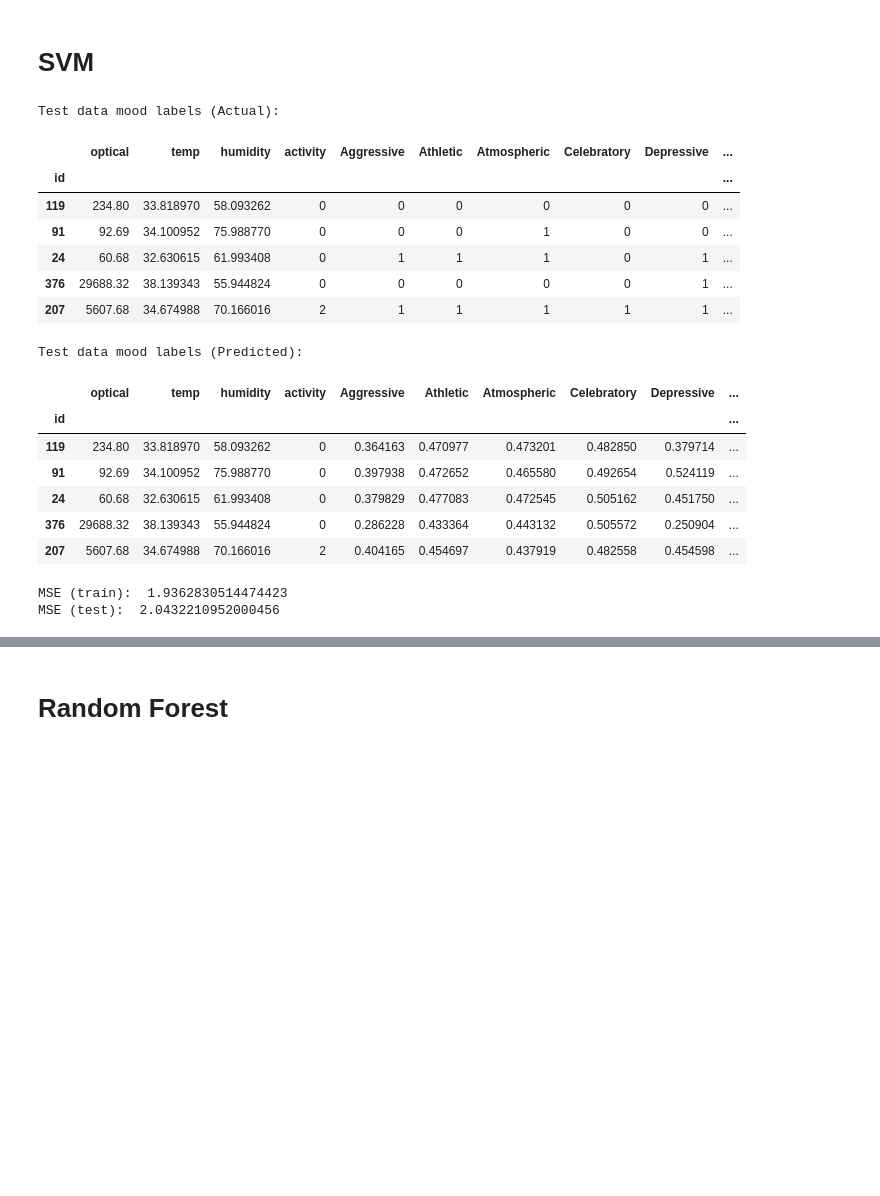
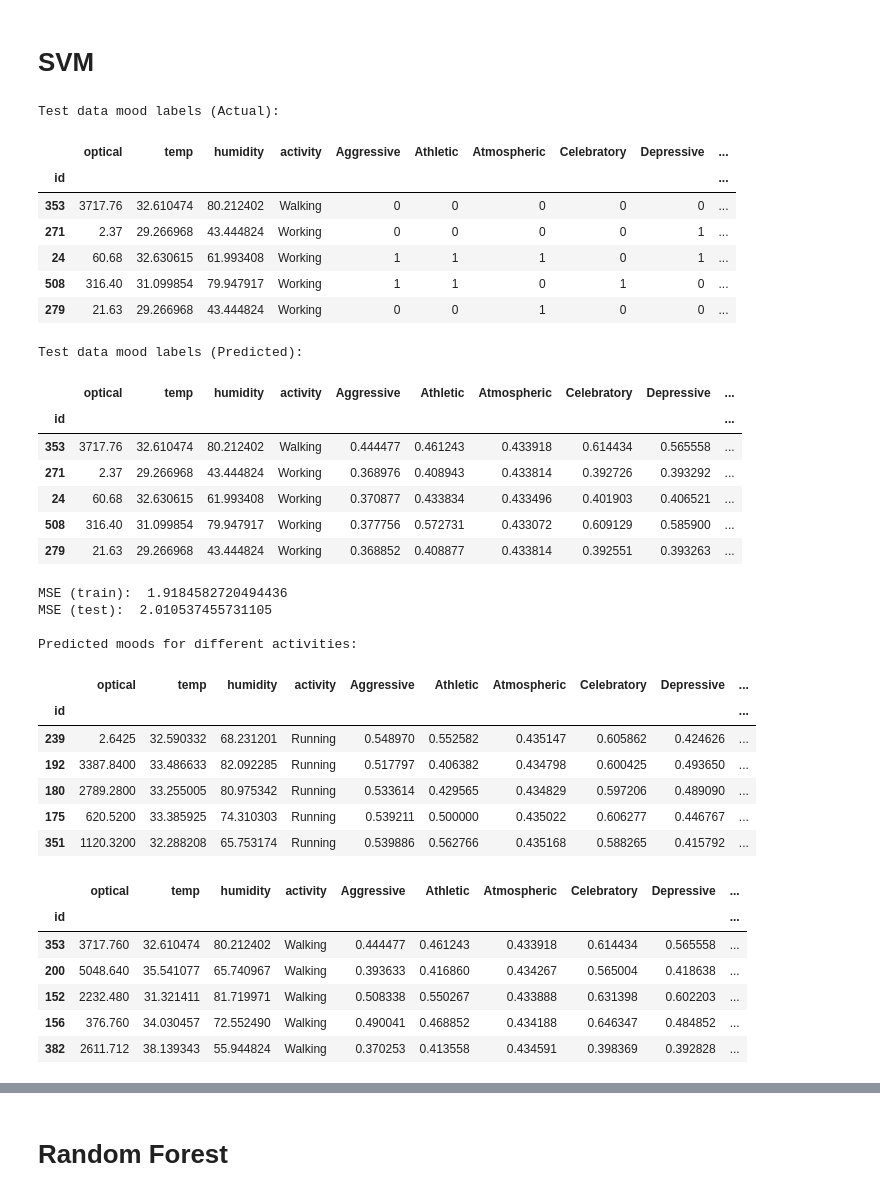
Before and after one commit to ang-zeyu/3237Project, a Jupyter notebook: StatsMethods_song_model.ipynb, the cells around one changed output, grey strips where cells are left out. Drawn from its saved outputs; the diff is of its cells as text; code cells hidden in the pictures; blank space fills up the shorter version.

Commit message:
df gets activities from motion-prediction model. Stats models retrained with proper data

```diff
--- a/StatsMethods_song_model.ipynb
+++ b/StatsMethods_song_model.ipynb
@@ -5,6 +5,7 @@ import pandas as pd
 import numpy as np
 import random
 import json
+from tensorflow.keras.models import load_model
 # import pycaret
 
 # Replace double quotes with single quotes for moods JSON arrays
@@ -20,13 +21,11 @@ df = pd.read_csv('song_data.csv', index_col=0)
 df.drop('uuid', axis=1, inplace=True)
 df.dropna(inplace=True) # drop rows with nan values
 for col in df.columns:
-    if 'gyro' in col or 'accel' in col:
-        df.drop(col, axis=1, inplace=True)
-    elif col not in ['id','isSkipped']:
+    if col not in ['id','isSkipped']:
         if col == 'moods':
             df[col] = df[col].apply(lambda x:x.replace('?','"')) # Replaces mood values back to the form ["Happy","Sad"] so it can be loaded by json
         df[col] = df[col].apply(json.loads)
-df['activity'] = df.apply(lambda _: random.choice(['Running','Walking','Working']), axis=1) # initialise random activity
+df['activity'] = df.apply(lambda _: '', axis=1) # empty activity column
 print('Number of samples: ', df.shape[0])
 df.head()
 # %% [output]
@@ -61,0 +70,16 @@ Defective row ids are:  [21, 22, 33, 214, 236, 238, 245, 246, 247, 248, 249, 250
+# %%
+# Add activity from motion recognition model
+motion_model_path = 'model2_stackedLSTM.hd5'
+motion_model = load_model(motion_model_path)
+
+x = [list(k) for k in filtered_df.iloc[:,:6].values]
+x = np.array(x) # (num_samples, 6, 30)
+x = np.array([k.T for k in x]) # reshape as (num_samples, 30, 6)
+
+pred = motion_model.predict(x)
+
+encoder_categories = np.array(['Running', 'Walking', 'Working']) # hardcoded categories from 'Physical Activity Classification.ipynb'
+filtered_df['activity'] = encoder_categories[np.argmax(pred, axis=1)]
+filtered_df = filtered_df.iloc[:,6:].copy() # drop gyro and accel columns
+
+filtered_df.sample(5)
@@ -62,7 +94,7 @@ Defective row ids are:  [21, 22, 33, 214, 236, 238, 245, 246, 247, 248, 249, 250
 # %%
 # Obtain mean optical, temp and humidity values
 
-for col in df.columns:
+for col in filtered_df.columns:
     if col not in ['moods','isSkipped','activity']:
         filtered_df[col] = filtered_df[col].apply(np.mean)
 filtered_df.head()
@@ -144,16 +176,16 @@ Testing (x, y):  (95, 4) (95, 8)
 # SVM
 # %%
 from sklearn.pipeline import Pipeline
-from sklearn.preprocessing import StandardScaler
+from sklearn.preprocessing import StandardScaler, MinMaxScaler
 from sklearn import svm
 
 # model training
 # since predict_proba only works with two classes at a time,
 # eight svm models are trained for each mood and stored in the dictionary "svm_moods"
 svms = {} # key:mood, value:svm model trained on that mood
-params = {'C':[1,10], 'kernel':('linear', 'poly', 'rbf', 'sigmoid'), 'decision_function_shape':('ovr', 'ovo')}
+params = {'C':[10e-3, 10e-2, 0.1, 1,10], 'kernel':('linear', 'poly', 'rbf', 'sigmoid'), 'decision_function_shape':('ovr', 'ovo')}
 for mood in y_train.columns:
-    svm_pipe = Pipeline([('scaler', StandardScaler()),
+    svm_pipe = Pipeline([('scaler', MinMaxScaler()),
                        ('svm', GridSearchCV(svm.SVC(max_iter=100000, probability=True), params)), ])
     svm_pipe.fit(x_train, y_train.loc[:,mood].values)
     svms[mood] = svm_pipe
@@ -183,33 +215,53 @@ def evaluate(df_actual, df_pred):
 # %%
 train_pred_svm_df = svm_predict(svms, train_df)
 test_pred_svm_df = svm_predict(svms, test_df)
 
 print('Test data mood labels (Actual):')
 test_df_copy = test_df.copy()
 test_df_copy['activity'] = le.inverse_transform(test_df_copy['activity'].values) # convert activity values back to strings
 display(test_df_copy.head())
 print('Test data mood labels (Predicted):')
 test_pred_svm_df['activity'] = le.inverse_transform(test_pred_svm_df['activity'].values)
 display(test_pred_svm_df.head())
 
 print('MSE (train): ', evaluate(train_df, train_pred_svm_df))
 print('MSE (test): ', evaluate(test_df, test_pred_svm_df))
+
+print('\nPredicted moods for different activities:')
+for activity in le.classes_:
+    display(test_pred_svm_df[test_pred_svm_df['activity']==activity].head())
 # %% [output]
 Test data mood labels (Actual):
 |  | optical | temp | humidity | activity | Aggressive | Athletic | Atmospheric | Celebratory | Depressive | ... |
 | id |  |  |  |  |  |  |  |  |  | ... |
-| 119 | 234.80 | 33.818970 | 58.093262 | 0 | 0 | 0 | 0 | 0 | 0 | ... |
-| 91 | 92.69 | 34.100952 | 75.988770 | 0 | 0 | 0 | 1 | 0 | 0 | ... |
-| 24 | 60.68 | 32.630615 | 61.993408 | 0 | 1 | 1 | 1 | 0 | 1 | ... |
-| 376 | 29688.32 | 38.139343 | 55.944824 | 0 | 0 | 0 | 0 | 0 | 1 | ... |
-| 207 | 5607.68 | 34.674988 | 70.166016 | 2 | 1 | 1 | 1 | 1 | 1 | ... |
+| 353 | 3717.76 | 32.610474 | 80.212402 | Walking | 0 | 0 | 0 | 0 | 0 | ... |
+| 271 | 2.37 | 29.266968 | 43.444824 | Working | 0 | 0 | 0 | 0 | 1 | ... |
+| 24 | 60.68 | 32.630615 | 61.993408 | Working | 1 | 1 | 1 | 0 | 1 | ... |
+| 508 | 316.40 | 31.099854 | 79.947917 | Working | 1 | 1 | 0 | 1 | 0 | ... |
+| 279 | 21.63 | 29.266968 | 43.444824 | Working | 0 | 0 | 1 | 0 | 0 | ... |
 Test data mood labels (Predicted):
 |  | optical | temp | humidity | activity | Aggressive | Athletic | Atmospheric | Celebratory | Depressive | ... |
 | id |  |  |  |  |  |  |  |  |  | ... |
-| 119 | 234.80 | 33.818970 | 58.093262 | 0 | 0.364163 | 0.470977 | 0.473201 | 0.482850 | 0.379714 | ... |
-| 91 | 92.69 | 34.100952 | 75.988770 | 0 | 0.397938 | 0.472652 | 0.465580 | 0.492654 | 0.524119 | ... |
-| 24 | 60.68 | 32.630615 | 61.993408 | 0 | 0.379829 | 0.477083 | 0.472545 | 0.505162 | 0.451750 | ... |
-| 376 | 29688.32 | 38.139343 | 55.944824 | 0 | 0.286228 | 0.433364 | 0.443132 | 0.505572 | 0.250904 | ... |
-| 207 | 5607.68 | 34.674988 | 70.166016 | 2 | 0.404165 | 0.454697 | 0.437919 | 0.482558 | 0.454598 | ... |
+| 353 | 3717.76 | 32.610474 | 80.212402 | Walking | 0.444477 | 0.461243 | 0.433918 | 0.614434 | 0.565558 | ... |
+| 271 | 2.37 | 29.266968 | 43.444824 | Working | 0.368976 | 0.408943 | 0.433814 | 0.392726 | 0.393292 | ... |
+| 24 | 60.68 | 32.630615 | 61.993408 | Working | 0.370877 | 0.433834 | 0.433496 | 0.401903 | 0.406521 | ... |
+| 508 | 316.40 | 31.099854 | 79.947917 | Working | 0.377756 | 0.572731 | 0.433072 | 0.609129 | 0.585900 | ... |
+| 279 | 21.63 | 29.266968 | 43.444824 | Working | 0.368852 | 0.408877 | 0.433814 | 0.392551 | 0.393263 | ... |
-MSE (train):  1.9362830514474423
-MSE (test):  2.0432210952000456
+MSE (train):  1.9184582720494436
+MSE (test):  2.010537455731105
+
+Predicted moods for different activities:
+|  | optical | temp | humidity | activity | Aggressive | Athletic | Atmospheric | Celebratory | Depressive | ... |
+| id |  |  |  |  |  |  |  |  |  | ... |
+| 239 | 2.6425 | 32.590332 | 68.231201 | Running | 0.548970 | 0.552582 | 0.435147 | 0.605862 | 0.424626 | ... |
+| 192 | 3387.8400 | 33.486633 | 82.092285 | Running | 0.517797 | 0.406382 | 0.434798 | 0.600425 | 0.493650 | ... |
+| 180 | 2789.2800 | 33.255005 | 80.975342 | Running | 0.533614 | 0.429565 | 0.434829 | 0.597206 | 0.489090 | ... |
+| 175 | 620.5200 | 33.385925 | 74.310303 | Running | 0.539211 | 0.500000 | 0.435022 | 0.606277 | 0.446767 | ... |
+| 351 | 1120.3200 | 32.288208 | 65.753174 | Running | 0.539886 | 0.562766 | 0.435168 | 0.588265 | 0.415792 | ... |
+|  | optical | temp | humidity | activity | Aggressive | Athletic | Atmospheric | Celebratory | Depressive | ... |
+| id |  |  |  |  |  |  |  |  |  | ... |
+| 353 | 3717.760 | 32.610474 | 80.212402 | Walking | 0.444477 | 0.461243 | 0.433918 | 0.614434 | 0.565558 | ... |
+| 200 | 5048.640 | 35.541077 | 65.740967 | Walking | 0.393633 | 0.416860 | 0.434267 | 0.565004 | 0.418638 | ... |
+| 152 | 2232.480 | 31.321411 | 81.719971 | Walking | 0.508338 | 0.550267 | 0.433888 | 0.631398 | 0.602203 | ... |
+| 156 | 376.760 | 34.030457 | 72.552490 | Walking | 0.490041 | 0.468852 | 0.434188 | 0.646347 | 0.484852 | ... |
+| 382 | 2611.712 | 38.139343 | 55.944824 | Walking | 0.370253 | 0.413558 | 0.434591 | 0.398369 | 0.392828 | ... |
```
Also changed, not shown: parts of 10 cells of this notebook.
